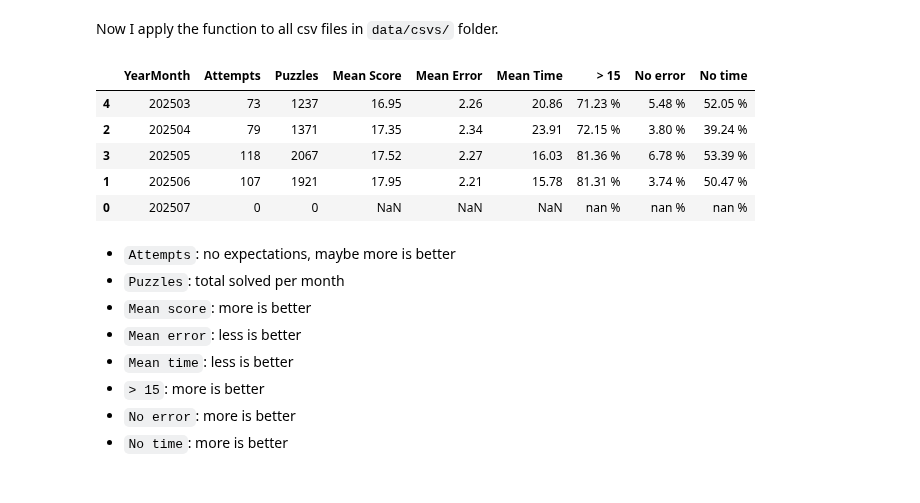
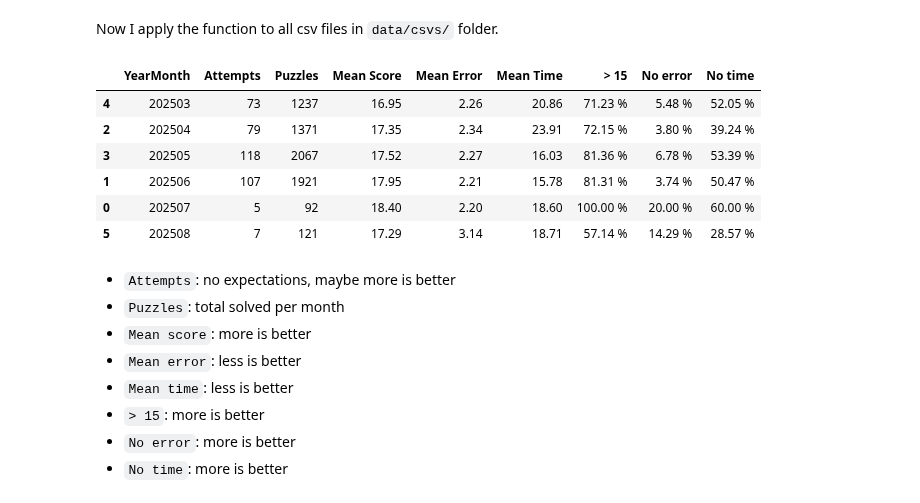
Before and after one commit to mariaonoeva/stat-repo, a Jupyter notebook: chess/puzzle-rush/total_stat_puzzle_rush.ipynb, the cells around one changed output. Saved outputs shown, nothing was run; the diff lists cells and outputs as text; code cells hidden in the pictures.

```diff
--- a/chess/puzzle-rush/total_stat_puzzle_rush.ipynb
+++ b/chess/puzzle-rush/total_stat_puzzle_rush.ipynb
@@ -32,30 +32,31 @@ Now I apply the function to all csv files in `data/csvs/` folder.
 # %%
 import os
 
 path = 'data/csvs/'
 extension = '.csv'
 
 files = [file for file in os.listdir(path) if file.endswith(extension)]
 
 stat = []
 
 for file in files:
     output = month_info(path + file)
     stat.append(output)
 
 stat_df = pd.DataFrame(stat)
 stat_df.columns = ['YearMonth', 'Attempts', 'Puzzles', 'Mean Score', 'Mean Error', 'Mean Time', '> 15', 'No error', 'No time']
 
 stat_df.sort_values(by='YearMonth', inplace=True)
 
-stat_df.head()
+stat_df
 # %% [output]
 |  | YearMonth | Attempts | Puzzles | Mean Score | Mean Error | Mean Time | > 15 | No error | No time |
 | 4 | 202503 | 73 | 1237 | 16.95 | 2.26 | 20.86 | 71.23 % | 5.48 % | 52.05 % |
 | 2 | 202504 | 79 | 1371 | 17.35 | 2.34 | 23.91 | 72.15 % | 3.80 % | 39.24 % |
 | 3 | 202505 | 118 | 2067 | 17.52 | 2.27 | 16.03 | 81.36 % | 6.78 % | 53.39 % |
 | 1 | 202506 | 107 | 1921 | 17.95 | 2.21 | 15.78 | 81.31 % | 3.74 % | 50.47 % |
-| 0 | 202507 | 0 | 0 | NaN | NaN | NaN | nan % | nan % | nan % |
+| 0 | 202507 | 5 | 92 | 18.40 | 2.20 | 18.60 | 100.00 % | 20.00 % | 60.00 % |
+| 5 | 202508 | 7 | 121 | 17.29 | 3.14 | 18.71 | 57.14 % | 14.29 % | 28.57 % |
 # %% [markdown]
 - `Attempts`: no expectations, maybe more is better
 - `Puzzles`: total solved per month
```
Also changed, not shown: 3 other files.
